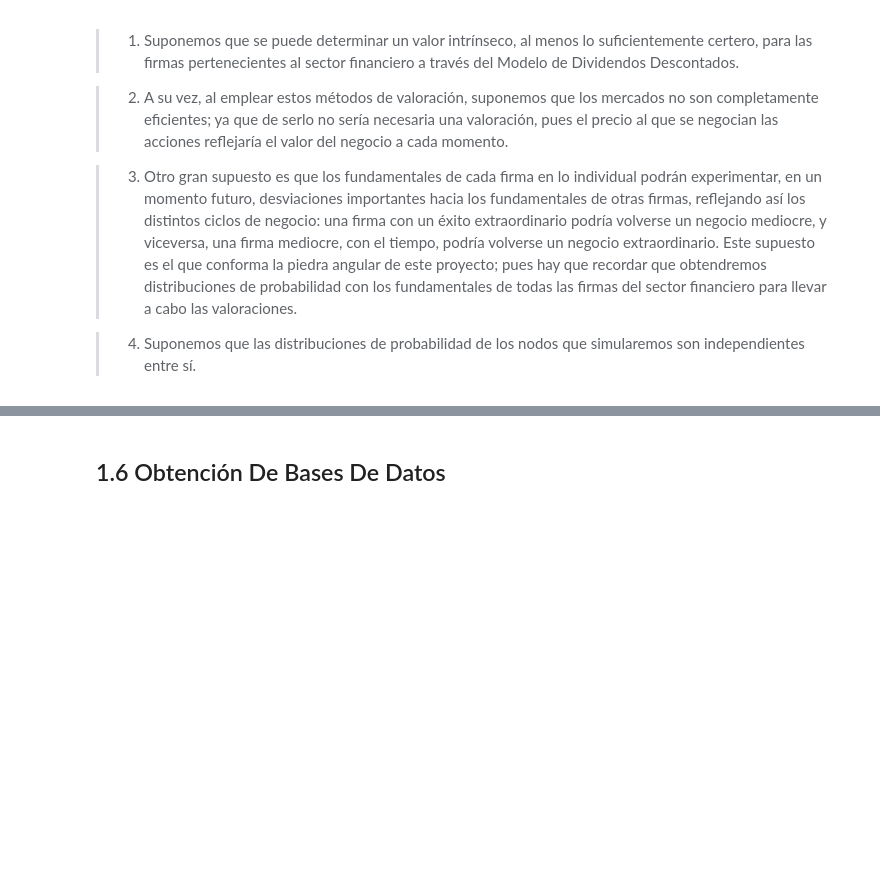
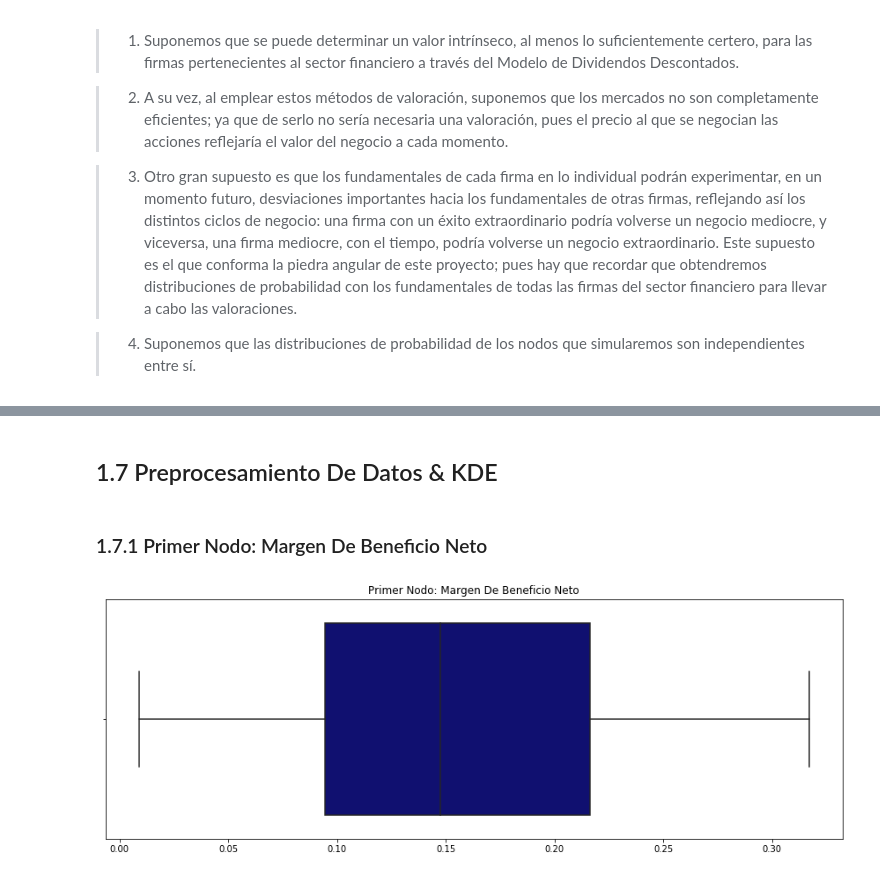
Before and after one commit to EMarquez7/Proyecto_DALopez_EMarquez, a Jupyter notebook: ProyectoModulo1_LazarenoD_DelgadoE.ipynb, the cells around one changed output, grey strips where cells are left out. Saved outputs shown, nothing was run; the diff lists cells and outputs as text; code cells hidden in the pictures; blank space fills up the shorter version.

Commit message:
Nodo 1 : Preprocesamiento de datos & KDE
Se procesan los datos del primer nodo y se visualizan. Además se estima la PDF para tal nodo con el método KDE.

```diff
--- a/ProyectoModulo1_LazarenoD_DelgadoE.ipynb
+++ b/ProyectoModulo1_LazarenoD_DelgadoE.ipynb
@@ -106,2 +243,2 @@ Una vez hechos los pronósticos es necesario descontarlos a valor presente. Para
 # %% [markdown]
-## 1.6 Obtención De Bases De Datos
+## 1.7 Preprocesamiento De Datos & KDE
@@ -150,0 +245,9 @@ def logTransformation(data : "Datos"):
+# %% [markdown]
+### 1.7.1 Primer Nodo: Margen De Beneficio Neto
+# %%
+data1 = pd.read_excel("Data/MargenNeto.xlsx", index_col = [0])
+data1 = dataframeToArray(data1)
+
+boxplot(data1, (15, 5), "navy", "Primer Nodo: Margen De Beneficio Neto")
+# %% [output]
+[figure, added]
```
Also changed, not shown: parts of 13 cells of this notebook.
